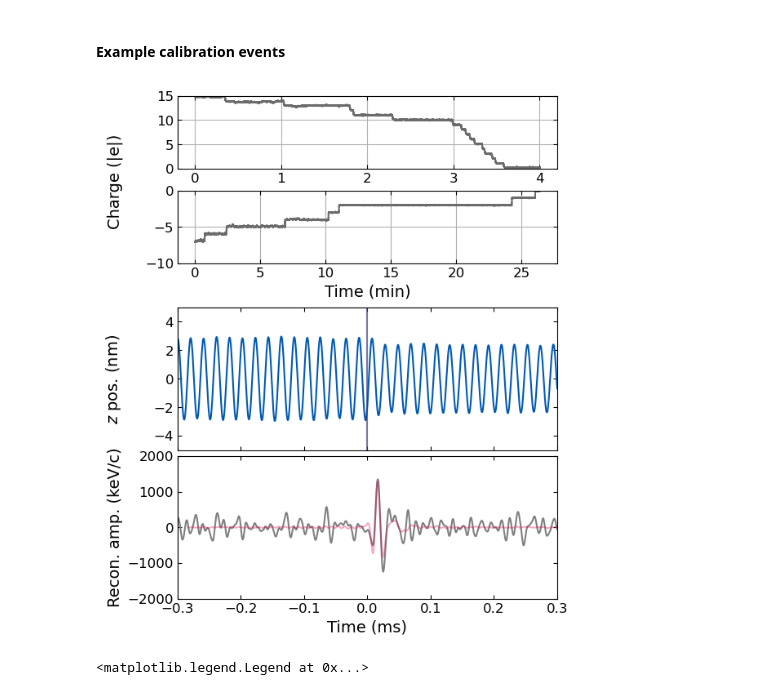
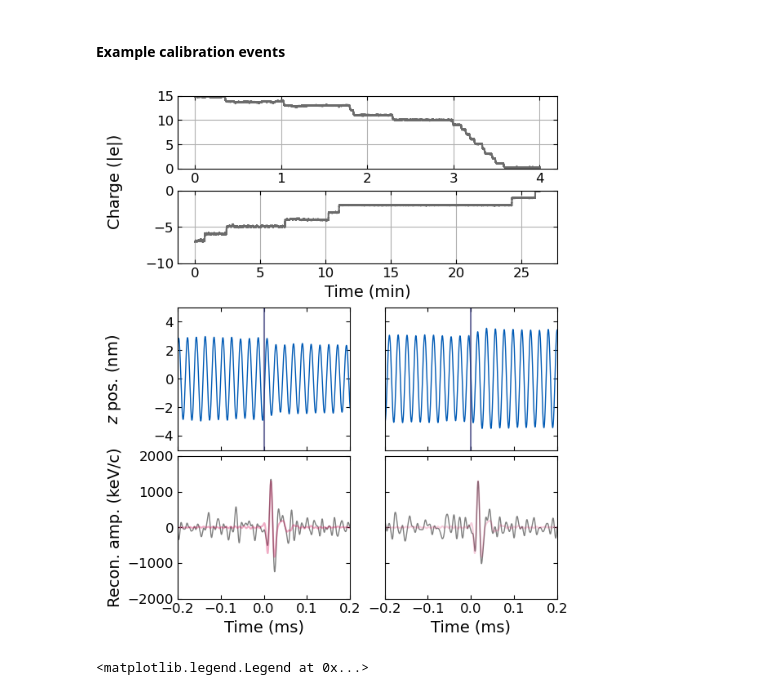
Before and after one commit to yuhants/dm_nanospheres, a Jupyter notebook: analysis_notebooks/sphere_combined_calibration.ipynb, the cells around one changed output. Cells and saved outputs as stored; diff of their text form; code cells hidden in the pictures.

Commit message:
update calibration plots

```diff
--- a/analysis_notebooks/sphere_combined_calibration.ipynb
+++ b/analysis_notebooks/sphere_combined_calibration.ipynb
@@ -87,10 +87,9 @@ def func2(x, z, f):
     return 0.5 * erf((x - z) * f) + 0.5
 # %%
 ## First derive the calibration factor for plotting
-# data_files = [r'/Volumes/LaCie/dm_data/sphere_20250103/20250114_1e-8mbar1e_10vp2p_0.hdf5']
-data_files = [r'E:\dm_data\sphere_20250103\20250114_1e-8mbar1e_10vp2p_0.hdf5']
+data_files = [r'/Volumes/LaCie/dm_data/sphere_20250103/20250114_1e-8mbar1e_10vp2p_0.hdf5']
+c_mvs = utils.get_c_mv(data_files, [10], 93000*2*np.pi, passband=(91700, 94300), charge=1, n_chunk=60)
 
-c_mvs = utils.get_c_mv(data_files, [10], 93000*2*np.pi, passband=(91700, 94300), charge=1, n_chunk=60)
 c_mv = np.mean(c_mvs)
 # %% [markdown]
 ## Calibration
@@ -554,11 +555,12 @@ gs1.update(hspace=0.2)
 
 ax0, ax1 = plt.subplot(gs1[0]), plt.subplot(gs1[1])
 
-gs2 = GridSpec(4, 1, height_ratios=[1.4, 1.4, 2, 2])
+gs2 = GridSpec(4, 2, height_ratios=[1.4, 1.4, 2, 2])
 gs2.update(hspace=0.05)
-ax2, ax3 = plt.subplot(gs2[2]), plt.subplot(gs2[3])
+ax2, ax3 = plt.subplot(gs2[2, 0]), plt.subplot(gs2[3, 0])
+ax4, ax5 = plt.subplot(gs2[2, 1]), plt.subplot(gs2[3, 1])
 
-axes = [ax0, ax1, ax2, ax3]
+axes = [ax0, ax1, ax2, ax3, ax4, ax5]
 
 ## Plot charging data
 axes[0].plot(np.arange(0, dtt_charging*ee_filament.size, dtt_charging)/60, ee_filament/0.103, color='#6B6B6B')
@@ -573,50 +575,57 @@ tt_template = np.arange(pulse_idx_in_win-50000-1500, pulse_idx_in_win-50000+1500
 
 window_size = np.sum(window)
 # Offset the applied pulse to center
-axes[2].plot(np.arange(0, dtt*window_size, dtt)/1e-3 - 10, zz_bp[window] * c_mv / 1e-9, color='#005AB5')
+axes[2].plot(np.arange(0, dtt*window_size, dtt)/1e-3 - 10, zz_bp[window] * c_mv / 1e-9, color='#005AB5', linewidth=1)
 axes[2].vlines(0, -5, 5, alpha=0.7)
-axes[3].plot(np.arange(0, dtt*window_size, dtt)/1e-3 - 10, f_lp*amp2kev/1e9, color='grey')
+axes[3].plot(np.arange(0, dtt*window_size, dtt)/1e-3 - 10, f_lp*amp2kev/1e9, color='grey', linewidth=1)
 axes[3].plot(tt_template/1e-3, pulse_shape_template, color='#D41159', alpha=0.35)
 
-# window_1, f_1, f_lp_1, amp_1 = utils.recon_pulse(drive_indices[4], dtt, zz_bp, dd, 50000, 50000, 250, 20)
-# pulse_idx_in_win_1 = np.argmin(np.abs(np.abs(f_lp_1/1e9) - amp_1))
-# tt_template_1 = np.arange(pulse_idx_in_win_1-50000-1500, pulse_idx_in_win_1-50000+1500) * dtt
+window_1, f_1, f_lp_1, amp_1 = utils.recon_pulse(drive_indices[4], dtt, zz_bp, dd, 50000, 50000, 250, 20)
+pulse_idx_in_win_1 = np.argmin(np.abs(np.abs(f_lp_1/1e9) - amp_1))
+tt_template_1 = np.arange(pulse_idx_in_win_1-50000-1500, pulse_idx_in_win_1-50000+1500) * dtt
 
-# window_size_1 = np.sum(window_1)
-# axes[1, 1].plot(np.arange(0, dtt*window_size_1, dtt)/1e-3 - 10, zz_bp[window_1] * c_mv / 1e-9, color='#005AB5')
-# axes[1, 1].vlines(0, -5, 5, alpha=0.7)
-# axes[2, 1].plot(np.arange(0, dtt*window_size_1, dtt)/1e-3 - 10, f_lp_1*amp2kev/1e9, color='grey')
-# axes[2, 1].plot(tt_template_1/1e-3, pulse_shape_template, color='#D41159', alpha=0.2)
+window_size_1 = np.sum(window_1)
+axes[4].plot(np.arange(0, dtt*window_size_1, dtt)/1e-3 - 10, zz_bp[window_1] * c_mv / 1e-9, color='#005AB5', linewidth=1)
+axes[4].vlines(0, -5, 5, alpha=0.7)
+axes[5].plot(np.arange(0, dtt*window_size_1, dtt)/1e-3 - 10, f_lp_1*amp2kev/1e9, color='grey', linewidth=1)
+axes[5].plot(tt_template_1/1e-3, pulse_shape_template, color='#D41159', alpha=0.2)
 
 axes[0].set_xticks([0, 1, 2, 3, 4])
 axes[0].set_yticks([0, 5, 10, 15])
 axes[1].set_yticks([0, -5, -10])
 
 for i in [0, 1]:
     axes[i].grid()
 axes[0].set_ylabel('Charge (|e|)', y=-0.175)
 axes[1].set_xlabel('Time (min)')
 
 axes[2].set_ylabel('$z$ pos. (nm)')
 axes[3].set_ylabel('Recon. amp. (keV/c)')
 
 axes[0].set_ylim(0, 15)
 axes[1].set_ylim(-10, 0)
 
-axes[2].set_xlim(-0.3, 0.3)
-axes[3].set_xlim(-0.3, 0.3)
+for ax in axes[2:]:
+    ax.set_xlim(-0.2, 0.2)
 
 axes[2].set_ylim(-5, 5)
+axes[4].set_ylim(-5, 5)
 axes[3].set_ylim(-2000, 2000)
+axes[5].set_ylim(-2000, 2000)
 
 axes[2].set_xticklabels([])
+axes[4].set_xticklabels([])
+axes[4].set_yticklabels([])
+axes[5].set_yticklabels([])
+
 axes[3].set_xlabel('Time (ms)')
+axes[5].set_xlabel('Time (ms)')
 
 fig.align_labels()
 plt.tight_layout()
 
 plt.savefig('/Users/yuhan/work/nanospheres/dm_nanospheres/paper_plots/charging_impulse_calibration_demo.pdf', dpi=600, bbox_inches='tight')
 # %% [output]
-[figure, old version]
+[figure, new version]
 # %%
 def get_normalized_template(sphere, voltage, bounds=(1000, 2000), downsampled=False):
```
Also changed, not shown: parts of 12 cells of this notebook, 2 other files.
